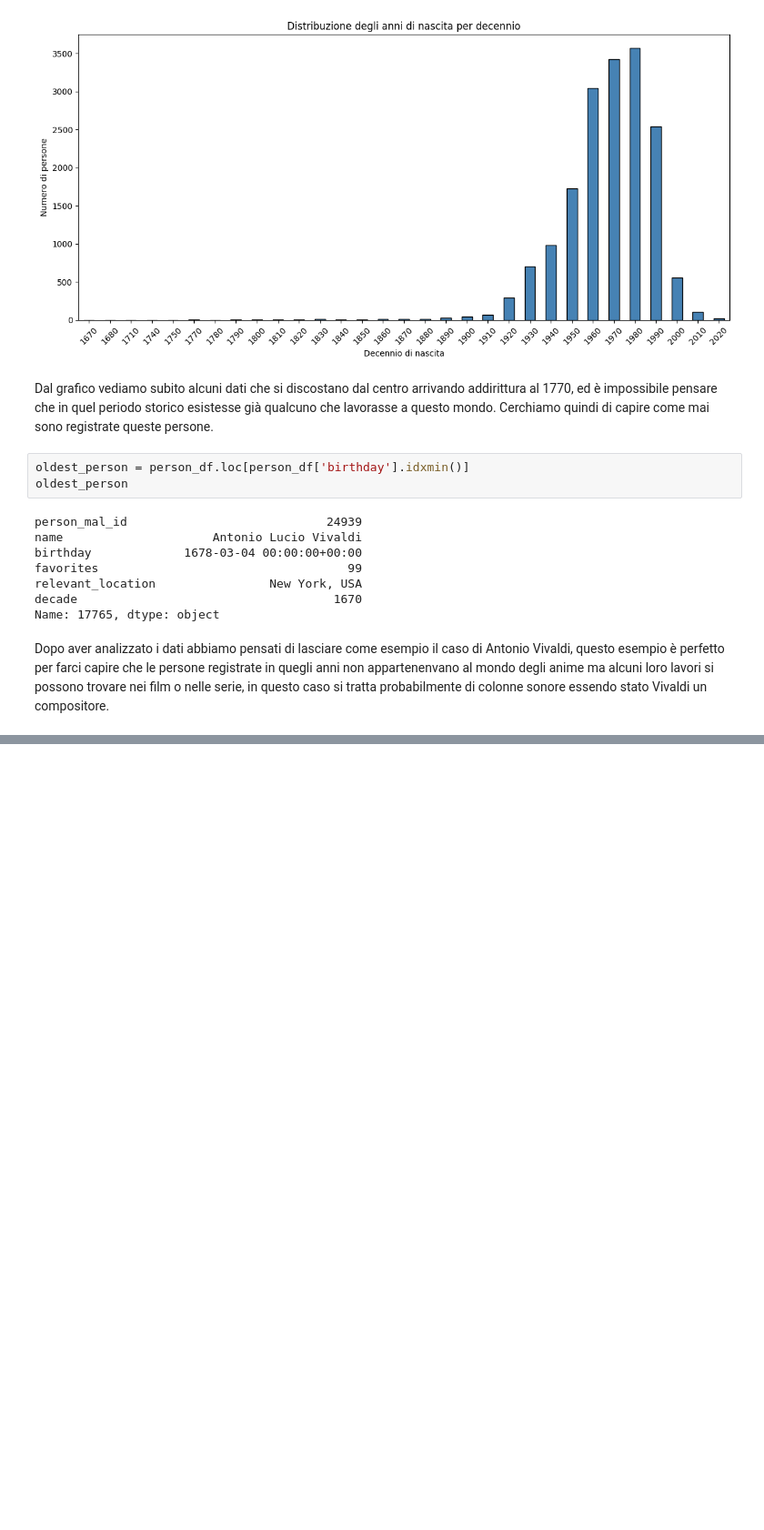
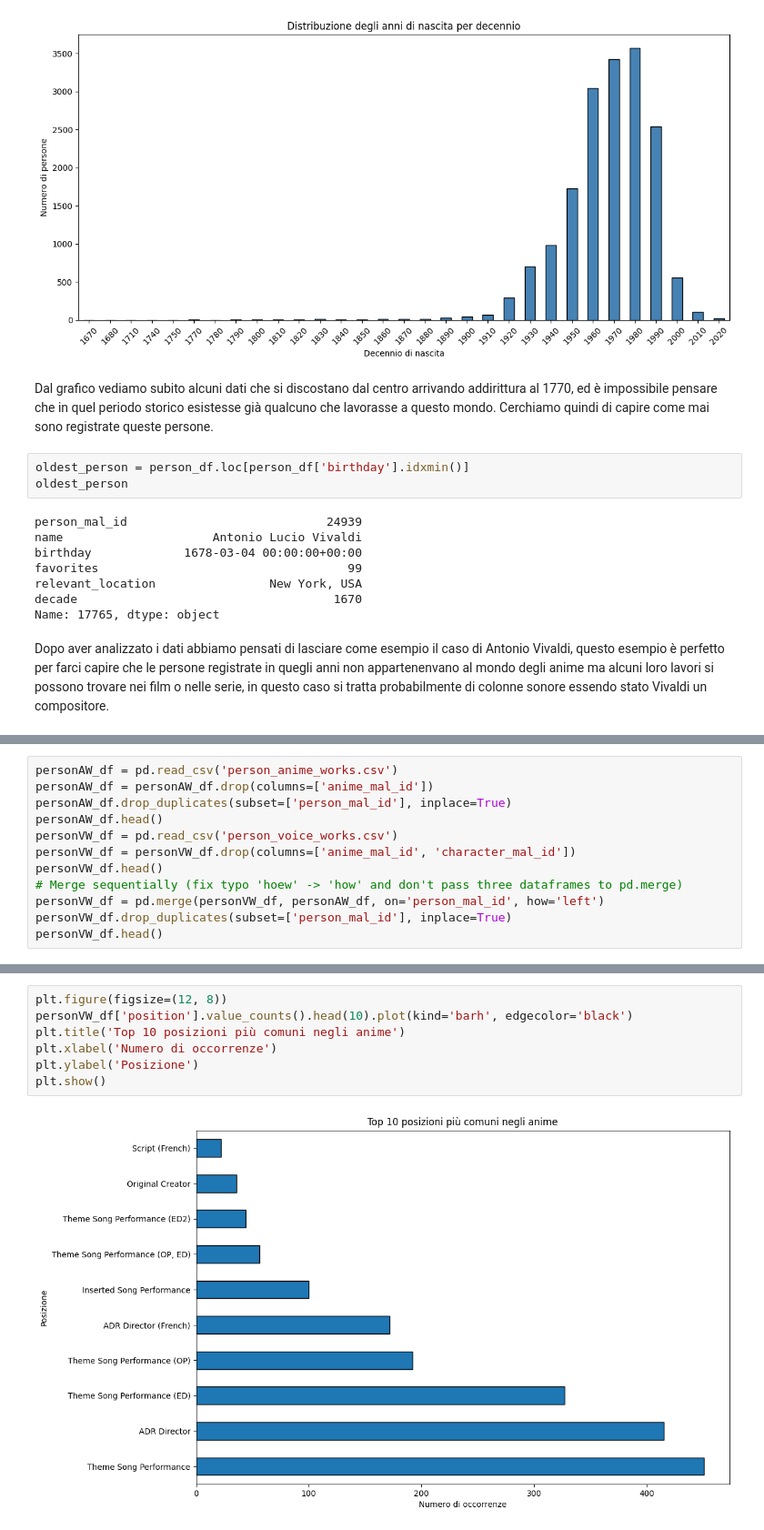
Before and after one commit to LeonardoFerraud/HCI---progetto-finale-Ferraud-Russo-2, a Jupyter notebook: Assigment25-26.ipynb, the cells around one changed output, grey strips where cells are left out. Shown at 91% size. Saved outputs shown, nothing was run; the diff lists cells and outputs as text; blank space fills up the shorter version.

```diff
--- a/Assigment25-26.ipynb
+++ b/Assigment25-26.ipynb
@@ -361,0 +352,12 @@ Dopo aver analizzato i dati abbiamo pensati di lasciare come esempio il caso di
+# %%
+personAW_df = pd.read_csv('person_anime_works.csv')
+personAW_df = personAW_df.drop(columns=['anime_mal_id'])
+personAW_df.drop_duplicates(subset=['person_mal_id'], inplace=True)
+personAW_df.head()
+personVW_df = pd.read_csv('person_voice_works.csv')
+personVW_df = personVW_df.drop(columns=['anime_mal_id', 'character_mal_id'])
+personVW_df.head()
+# Merge sequentially (fix typo 'hoew' -> 'how' and don't pass three dataframes to pd.merge)
+personVW_df = pd.merge(personVW_df, personAW_df, on='person_mal_id', how='left')
+personVW_df.drop_duplicates(subset=['person_mal_id'], inplace=True)
+personVW_df.head()
@@ -361,0 +371,9 @@ Dopo aver analizzato i dati abbiamo pensati di lasciare come esempio il caso di
+# %%
+plt.figure(figsize=(12, 8))
+personVW_df['position'].value_counts().head(10).plot(kind='barh', edgecolor='black')
+plt.title('Top 10 posizioni più comuni negli anime')
+plt.xlabel('Numero di occorrenze')
+plt.ylabel('Posizione')
+plt.show()
+# %% [output]
+[figure, added]
```
Also changed, not shown: parts of 17 cells of this notebook.
